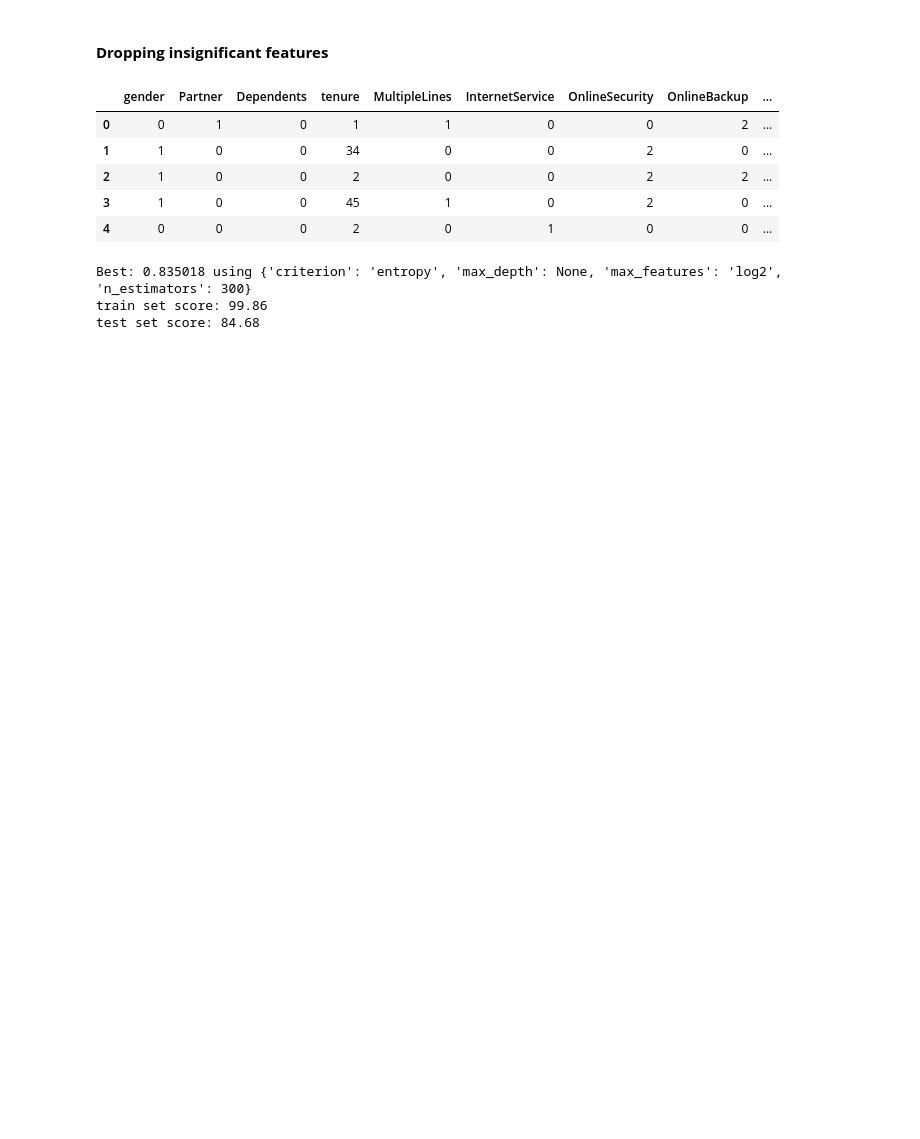
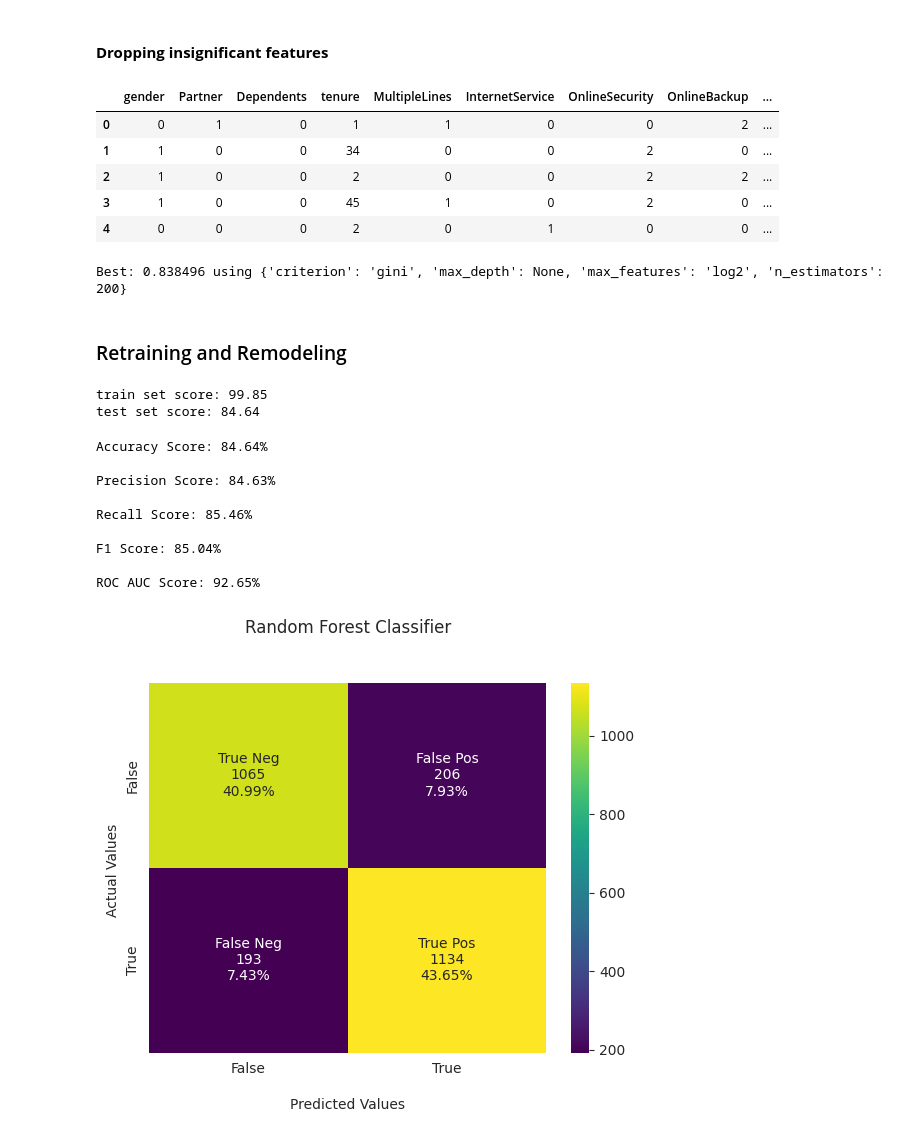
Before and after one commit to slickHnaa/Career_Accelerator_LP3-Classifcation, a Jupyter notebook: 04_Churn.ipynb, the cells around one changed output. Drawn from its saved outputs; the diff is of its cells as text; code cells hidden in the pictures; blank space fills up the shorter version.

```diff
--- a/04_Churn.ipynb
+++ b/04_Churn.ipynb
@@ -1480,22 +1480,56 @@ grid_result = grid_search.fit(X_train, y_train)
 
 # summarize results
 print("Best: %f using %s" % (grid_result.best_score_, grid_result.best_params_))
-
-LPdt = RandomForestClassifier(**grid_result.best_params_)
-
-#Fit 'LPdt' to the training set
-LPdt.fit(X_trainval, y_trainval)
-
-# Predict Output
-dy_predict = LPdt.predict(X_test)
-pred_LPdt = LPdt.predict_proba(X_test)[:,1]
-
-#Train and Test Scores
-LPdt_Tr_Score = round(LPdt.score(X_trainval, y_trainval)*100, 2)
-LPdt_Tt_Score = round(LPdt.score(X_test, y_test)*100, 2)
-print('train set score: {:.2f}'.format(LPdt_Tr_Score))
-print('test set score: {:.2f}'.format(LPdt_Tt_Score))
 # %% [output]
-Best: 0.835018 using {'criterion': 'entropy', 'max_depth': None, 'max_features': 'log2', 'n_estimators': 300}
-train set score: 99.86
-test set score: 84.68
+Best: 0.838496 using {'criterion': 'gini', 'max_depth': None, 'max_features': 'log2', 'n_estimators': 200}
+# %% [markdown]
+### Retraining and Remodeling
+# %%
+LPdt = RandomForestClassifier(**grid_result.best_params_)
+
+#Fit 'LPdt' to the training set
+LPdt.fit(X_trainval, y_trainval)
+
+# Predict Output
+dy_predict = LPdt.predict(X_test)
+pred_LPdt = LPdt.predict_proba(X_test)[:,1]
+
+#Train and Test Scores
+LPdt_Tr_Score = round(LPdt.score(X_trainval, y_trainval)*100, 2)
+LPdt_Tt_Score = round(LPdt.score(X_test, y_test)*100, 2)
+print('train set score: {:.2f}'.format(LPdt_Tr_Score))
+print('test set score: {:.2f}'.format(LPdt_Tt_Score))
+# %% [output]
+train set score: 99.85
+test set score: 84.64
+# %%
+LPdt_sc = round(accuracy_score(y_test, dy_predict)*100, 2)
+print("Accuracy Score: {}%".format(LPdt_sc))
+print()
+PS_dt = round(precision_score(y_test, dy_predict)*100, 2)
+print("Precision Score: {}%".format(PS_dt))
+print()
+RS_dt = round(recall_score(y_test, dy_predict)*100, 2)
+print("Recall Score: {}%".format(RS_dt))
+print()
+FS_dt = round(f1_score(y_test, dy_predict)*100, 2)
+print("F1 Score: {}%".format(FS_dt))
+print()
+RAS_dt = round(roc_auc_score(y_test, pred_LPdt)*100, 2)
+print("ROC AUC Score: {}%".format(RAS_dt))
+print()
+confusion = confusion_matrix(y_test, dy_predict)
+#print("Confusion matrix:\n{}".format(confusion))
+print()
+plot_metric(confusion, "Random Forest Classifier")
+# %% [output]
+Accuracy Score: 84.64%
+
+Precision Score: 84.63%
+
+Recall Score: 85.46%
+
+F1 Score: 85.04%
+
+ROC AUC Score: 92.65%
+[figure, added]
```
Also changed, not shown: parts of 14 cells of this notebook.
